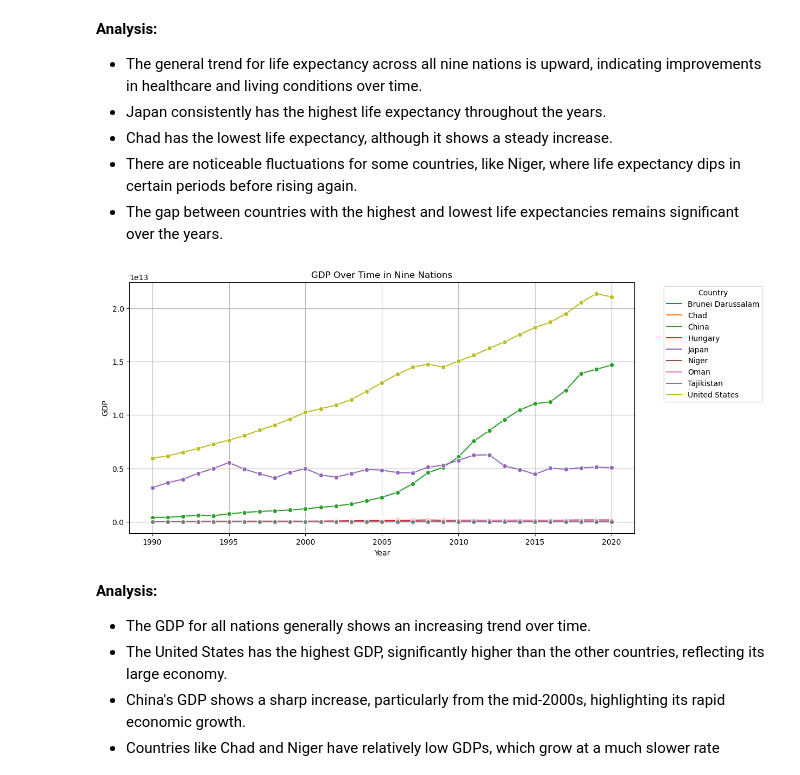
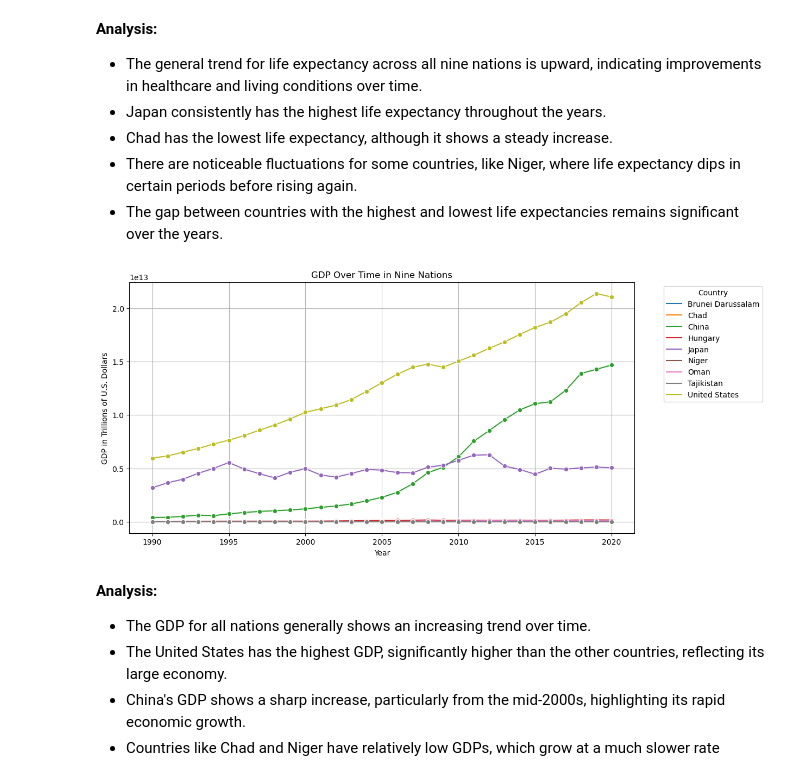
Before and after one commit to imrul10/gdp-life-expectancy-analysis, a Jupyter notebook: life_expectancy_gdp.ipynb, the cells around one changed output. Drawn from its saved outputs; the diff is of its cells as text; code cells hidden in the pictures.

```diff
--- a/life_expectancy_gdp.ipynb
+++ b/life_expectancy_gdp.ipynb
@@ -571,24 +571,24 @@ plt.show()
 # %%
 # Plot GDP over time for each country
 plt.figure(figsize=(12, 6))
 sns.lineplot(
     data=merged_df_sorted,
     x='Year',
     y='GDP',
     hue='Country',
     marker='o'
 )
 plt.title('GDP Over Time in Nine Nations')
 plt.xlabel('Year')
-plt.ylabel('GDP')
+plt.ylabel('GDP in Trillions of U.S. Dollars')
 plt.legend(
     title='Country',
     bbox_to_anchor=(1.05, 1)
 )
 plt.grid(True)
 plt.show()
 # %% [output]
-[figure, old version]
+[figure, new version]
 # %% [markdown]
 **Analysis:**
 - The GDP for all nations generally shows an increasing trend over time.
```
Also changed, not shown: parts of 1 cell of this notebook.
